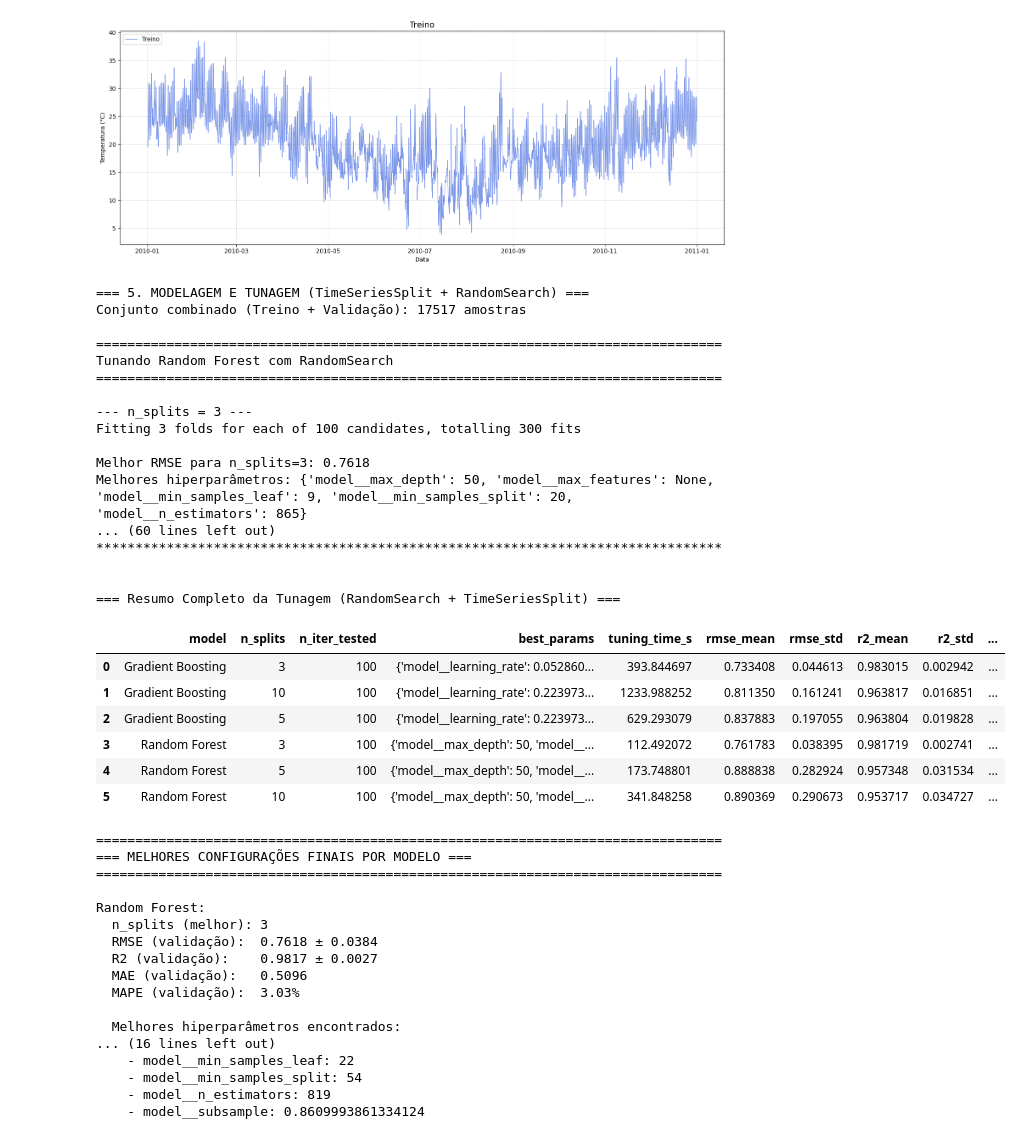
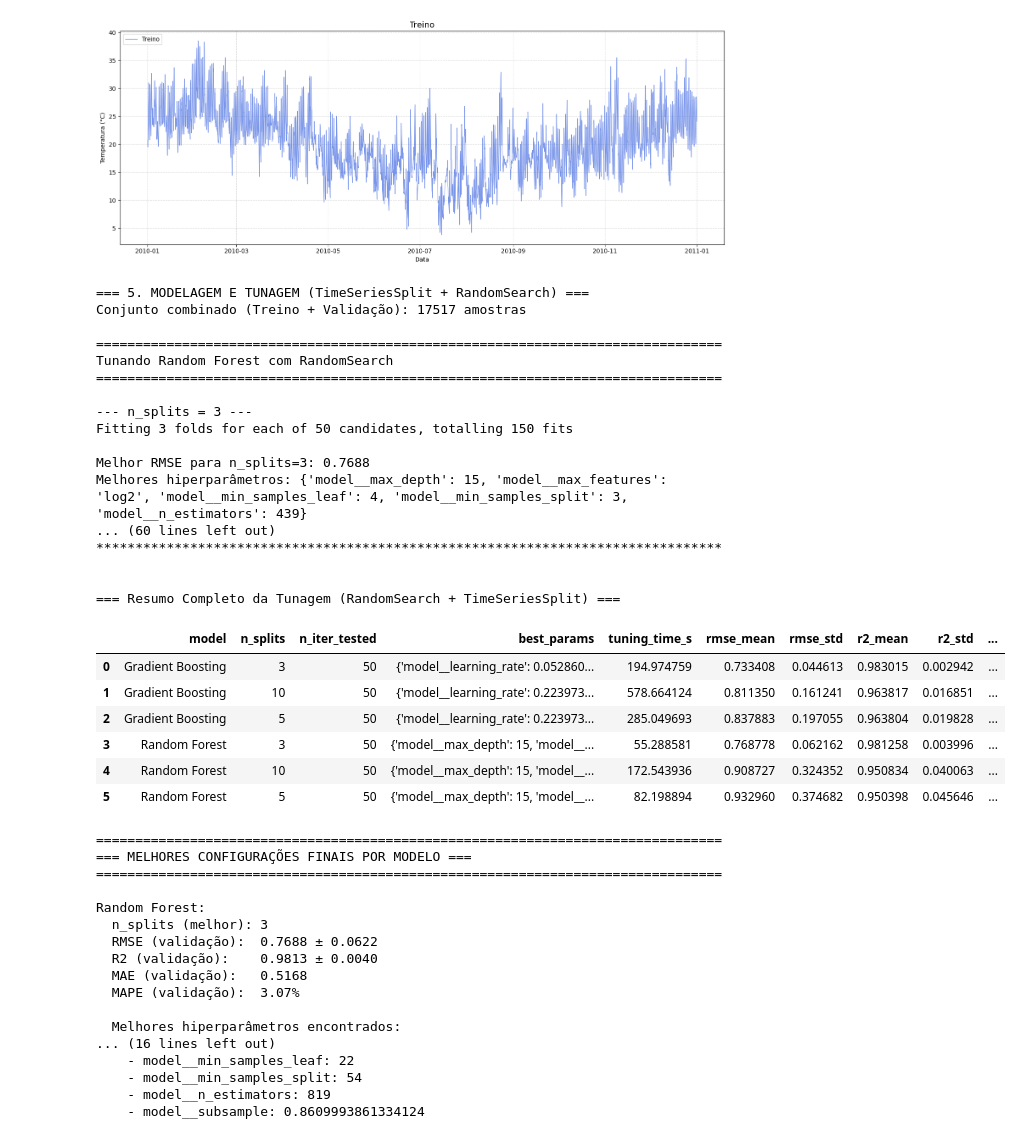
Before and after one commit to luis-erf/Trabalho-de-Aprendizado-de-Maquina-e-Ciencia-de-Dados, a Jupyter notebook: machine_learning/modelagem_com_lag.ipynb, the cells around one changed output. Cells and saved outputs as stored; diff of their text form; code cells hidden in the pictures.

Commit message:
Métricas do modelo de machine learning

```diff
--- a/machine_learning/modelagem_com_lag.ipynb
+++ b/machine_learning/modelagem_com_lag.ipynb
@@ -147,7 +147,7 @@ models_config = {
             'model__min_samples_leaf': randint(1, 100),
             'model__max_features': ['sqrt', 'log2', None]
         },
-        'n_iter': 100  # número de combinações a testar
+        'n_iter': 50      # número de combinações a testar
     },
     'Gradient Boosting': {
         'pipeline': Pipeline([
@@ -162,7 +162,7 @@ models_config = {
             'model__min_samples_leaf': randint(1, 100),
             'model__subsample': uniform(0.5, 0.5)
         },
-        'n_iter':100  # número de combinações a testar
+        'n_iter':50  # número de combinações a testar
     }
 }
 
@@ -295,52 +295,52 @@ print('='*80)
 for m, info in best_per_model.items():
     print(f"\n{m}:")
     print(f"  n_splits (melhor): {info['n_splits']}")
     print(f"  RMSE (validação):  {info['metrics']['rmse_mean']:.4f} ± {info['metrics']['rmse_std']:.4f}")
     print(f"  R2 (validação):    {info['metrics']['r2_mean']:.4f} ± {info['metrics']['r2_std']:.4f}")
     print(f"  MAE (validação):   {info['metrics']['mae_mean']:.4f}")
     print(f"  MAPE (validação):  {info['metrics']['mape_mean']:.2f}%")
     print(f"\n  Melhores hiperparâmetros encontrados:")
     for param, value in info['best_params'].items():
         print(f"    - {param}: {value}")
 
 # Nota: RandomizedSearchCV testa n_iter combinações aleatórias de hiperparâmetros
 # dentro das distribuições especificadas, mais eficiente que GridSearch para espaços grandes.
 # Validação realizada com TimeSeriesSplit para respeitar ordem temporal.
 # %% [output]
 === 5. MODELAGEM E TUNAGEM (TimeSeriesSplit + RandomSearch) ===
 Conjunto combinado (Treino + Validação): 17517 amostras
 
 ================================================================================
 Tunando Random Forest com RandomSearch
 ================================================================================
 
 --- n_splits = 3 ---
-Fitting 3 folds for each of 100 candidates, totalling 300 fits
+Fitting 3 folds for each of 50 candidates, totalling 150 fits
 
-Melhor RMSE para n_splits=3: 0.7618
-Melhores hiperparâmetros: {'model__max_depth': 50, 'model__max_features': None, 'model__min_samples_leaf': 9, 'model__min_samples_split': 20, 'model__n_estimators': 865}
+Melhor RMSE para n_splits=3: 0.7688
+Melhores hiperparâmetros: {'model__max_depth': 15, 'model__max_features': 'log2', 'model__min_samples_leaf': 4, 'model__min_samples_split': 3, 'model__n_estimators': 439}
 ... (60 lines left out)
 ********************************************************************************
 
 
 === Resumo Completo da Tunagem (RandomSearch + TimeSeriesSplit) ===
 |  | model | n_splits | n_iter_tested | best_params | tuning_time_s | rmse_mean | rmse_std | r2_mean | r2_std | ... |
-| 0 | Gradient Boosting | 3 | 100 | {'model__learning_rate': 0.052860... | 393.844697 | 0.733408 | 0.044613 | 0.983015 | 0.002942 | ... |
-| 1 | Gradient Boosting | 10 | 100 | {'model__learning_rate': 0.223973... | 1233.988252 | 0.811350 | 0.161241 | 0.963817 | 0.016851 | ... |
-| 2 | Gradient Boosting | 5 | 100 | {'model__learning_rate': 0.223973... | 629.293079 | 0.837883 | 0.197055 | 0.963804 | 0.019828 | ... |
-| 3 | Random Forest | 3 | 100 | {'model__max_depth': 50, 'model__... | 112.492072 | 0.761783 | 0.038395 | 0.981719 | 0.002741 | ... |
-| 4 | Random Forest | 5 | 100 | {'model__max_depth': 50, 'model__... | 173.748801 | 0.888838 | 0.282924 | 0.957348 | 0.031534 | ... |
-| 5 | Random Forest | 10 | 100 | {'model__max_depth': 50, 'model__... | 341.848258 | 0.890369 | 0.290673 | 0.953717 | 0.034727 | ... |
+| 0 | Gradient Boosting | 3 | 50 | {'model__learning_rate': 0.052860... | 194.974759 | 0.733408 | 0.044613 | 0.983015 | 0.002942 | ... |
+| 1 | Gradient Boosting | 10 | 50 | {'model__learning_rate': 0.223973... | 578.664124 | 0.811350 | 0.161241 | 0.963817 | 0.016851 | ... |
+| 2 | Gradient Boosting | 5 | 50 | {'model__learning_rate': 0.223973... | 285.049693 | 0.837883 | 0.197055 | 0.963804 | 0.019828 | ... |
+| 3 | Random Forest | 3 | 50 | {'model__max_depth': 15, 'model__... | 55.288581 | 0.768778 | 0.062162 | 0.981258 | 0.003996 | ... |
+| 4 | Random Forest | 10 | 50 | {'model__max_depth': 15, 'model__... | 172.543936 | 0.908727 | 0.324352 | 0.950834 | 0.040063 | ... |
+| 5 | Random Forest | 5 | 50 | {'model__max_depth': 15, 'model__... | 82.198894 | 0.932960 | 0.374682 | 0.950398 | 0.045646 | ... |
 ================================================================================
 === MELHORES CONFIGURAÇÕES FINAIS POR MODELO ===
 ================================================================================
 
 Random Forest:
   n_splits (melhor): 3
-  RMSE (validação):  0.7618 ± 0.0384
-  R2 (validação):    0.9817 ± 0.0027
-  MAE (validação):   0.5096
-  MAPE (validação):  3.03%
+  RMSE (validação):  0.7688 ± 0.0622
+  R2 (validação):    0.9813 ± 0.0040
+  MAE (validação):   0.5168
+  MAPE (validação):  3.07%
 
   Melhores hiperparâmetros encontrados:
 ... (16 lines left out)
```
Also changed, not shown: parts of 1 cell of this notebook.
